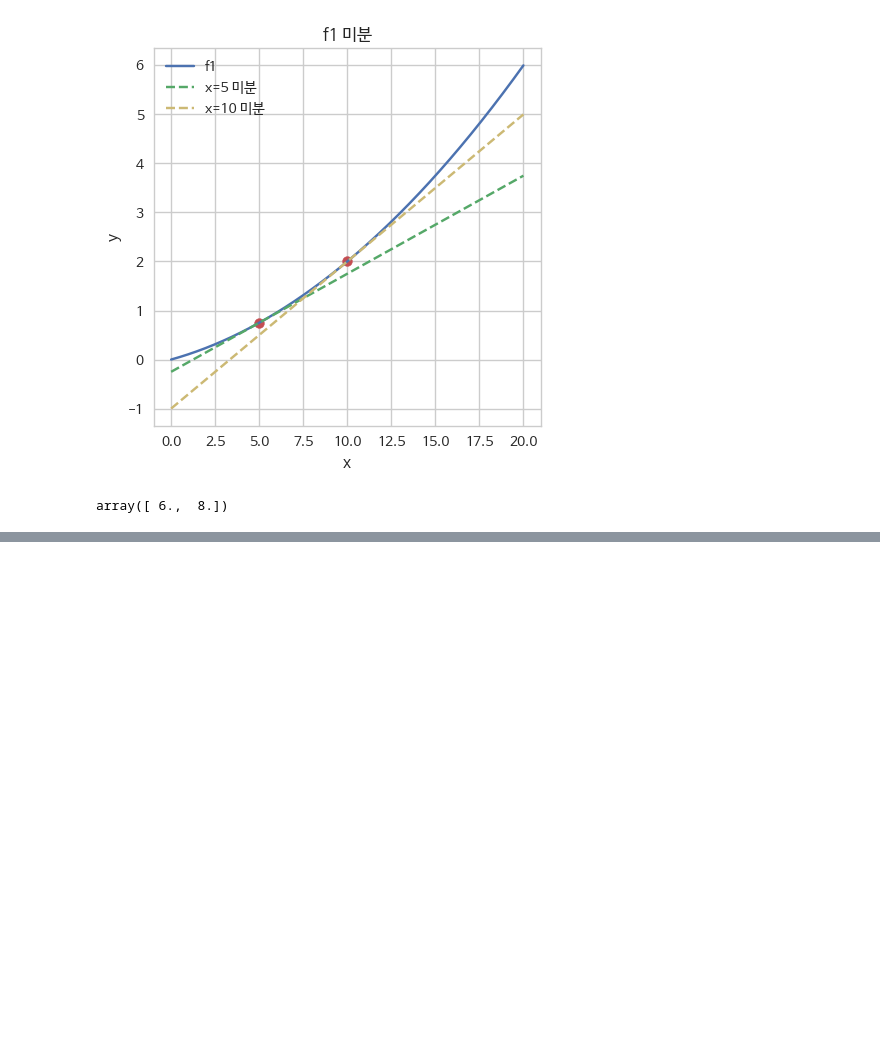
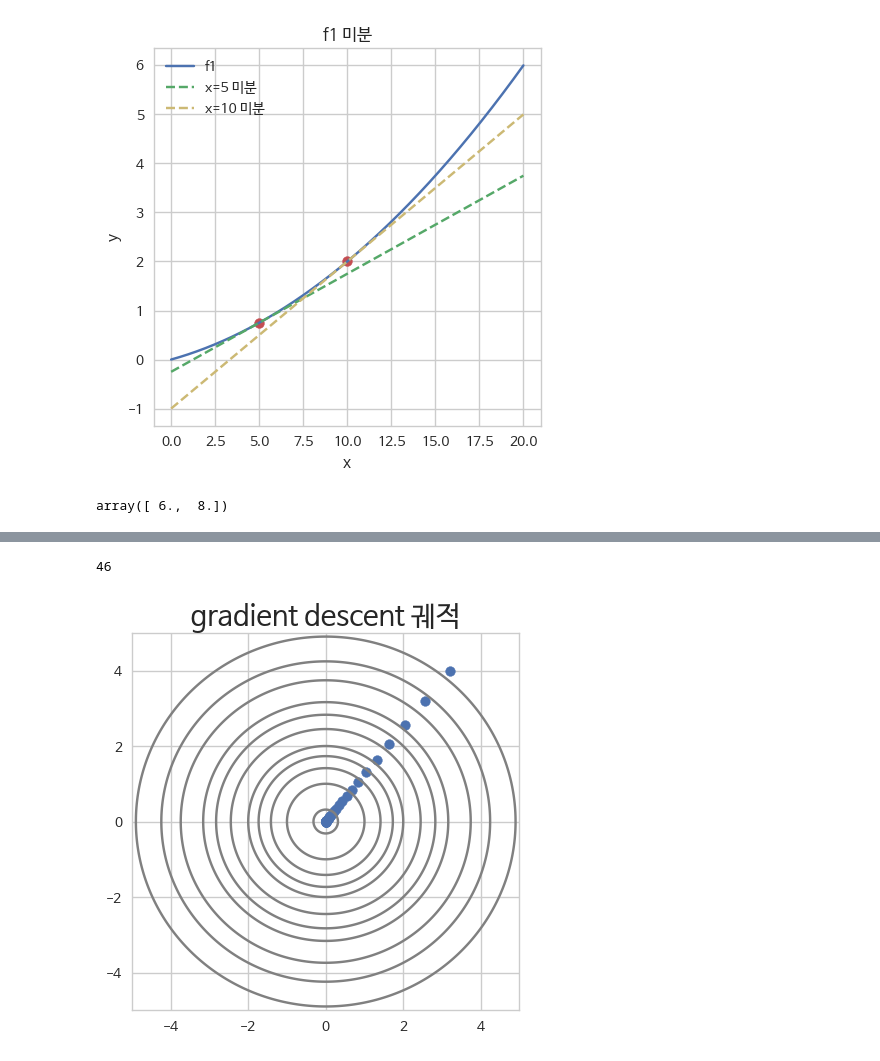
Before and after one commit to simonjisu/ML, a Jupyter notebook: NeuralNetwork/NN.ipynb, the cells around one changed output, grey strips where cells are left out. Saved outputs shown, nothing was run; the diff lists cells and outputs as text; code cells hidden in the pictures; blank space fills up the shorter version.

```diff
--- a/NeuralNetwork/NN.ipynb
+++ b/NeuralNetwork/NN.ipynb
@@ -486,0 +542,3 @@ ML/GD 에 찾을 것
+# %%
+def f22(x):
+    return x[:, :, 0]**2 + x[:, :, 1]**2
@@ -486,0 +550,26 @@ ML/GD 에 찾을 것
+# %%
+x_init = np.array([4., 5.])
+# %%
+grad, history_ = batch_gradient_descent(f2, x_init, alpha=0.1)
+# %% [output]
+46
+# %%
+point_list = [[], []]
+for point in history_['x']:
+    x = point[0]
+    y = point[1]
+    point_list[0].append(x)
+    point_list[1].append(y)
+# %%
+xx = np.linspace(-5, 5, 600)
+X, Y = np.meshgrid(xx, xx)
+data = np.dstack((X, Y))
+Z = f22(data)
+levels = [0.1, 1, 2, 3, 4, 6, 8, 10, 14, 18, 24]
+plt.figure(figsize=(5, 5), dpi=100)
+plt.contour(X, Y, Z, colors="gray", levels=levels)
+plt.scatter(point_list[0], point_list[1])
+plt.title('gradient descent 궤적', fontsize=20)
+plt.show()
+# %% [output]
+[figure, added]
```
Also changed, not shown: parts of 11 cells of this notebook, 13 other files.
